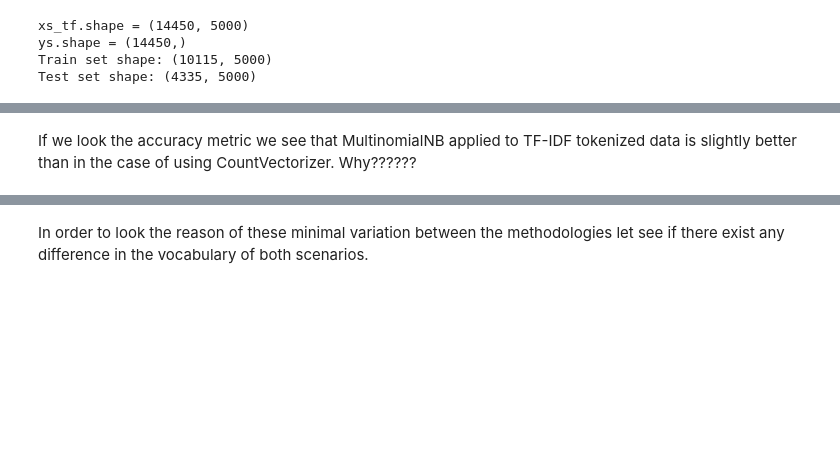
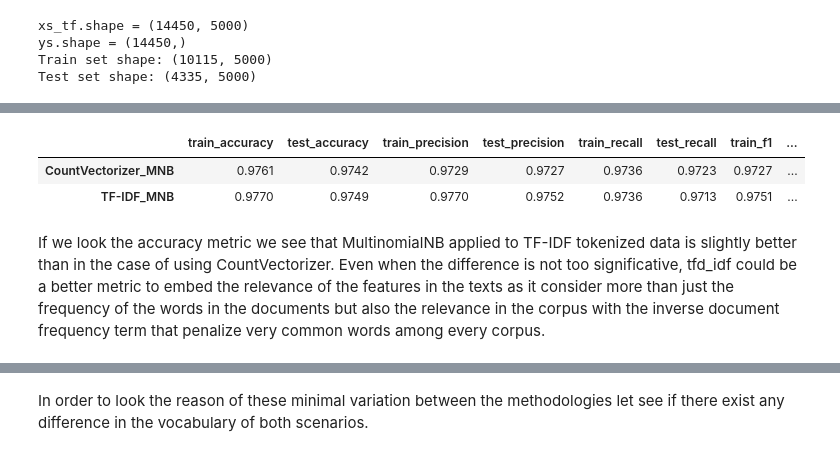
Before and after one commit to jlopetegui98/HandsOn-NLP, a Jupyter notebook: TP3/HoNLP-week3.ipynb, the cells around one changed output, grey strips where cells are left out. Drawn from its saved outputs; the diff is of its cells as text; code cells hidden in the pictures; blank space fills up the shorter version.

```diff
--- a/TP3/HoNLP-week3.ipynb
+++ b/TP3/HoNLP-week3.ipynb
@@ -310,5 +312,11 @@ Test accuracy: 0.9771626297577855
+# %%
+metrics_df
+# %% [output]
+|  | train_accuracy | test_accuracy | train_precision | test_precision | train_recall | test_recall | train_f1 | ... |
+| CountVectorizer_MNB | 0.9761 | 0.9742 | 0.9729 | 0.9727 | 0.9736 | 0.9723 | 0.9727 | ... |
+| TF-IDF_MNB | 0.9770 | 0.9749 | 0.9770 | 0.9752 | 0.9736 | 0.9713 | 0.9751 | ... |
 # %% [markdown]
-If we look the accuracy metric we see that MultinomialNB applied to TF-IDF tokenized data is slightly better than in the case of using CountVectorizer. Why??????
+If we look the accuracy metric we see that MultinomialNB applied to TF-IDF tokenized data is slightly better than in the case of using CountVectorizer. Even when the difference is not too significative, tfd_idf could be a better metric to embed the relevance of the features in the texts as it consider more than just the frequency of the words in the documents but also the relevance in the corpus with the inverse document frequency term that penalize very common words among every corpus.
 # %%
 #Plot the classification report
 print("Classification report for CountVectorizer")
```
Also changed, not shown: parts of 17 cells of this notebook.
